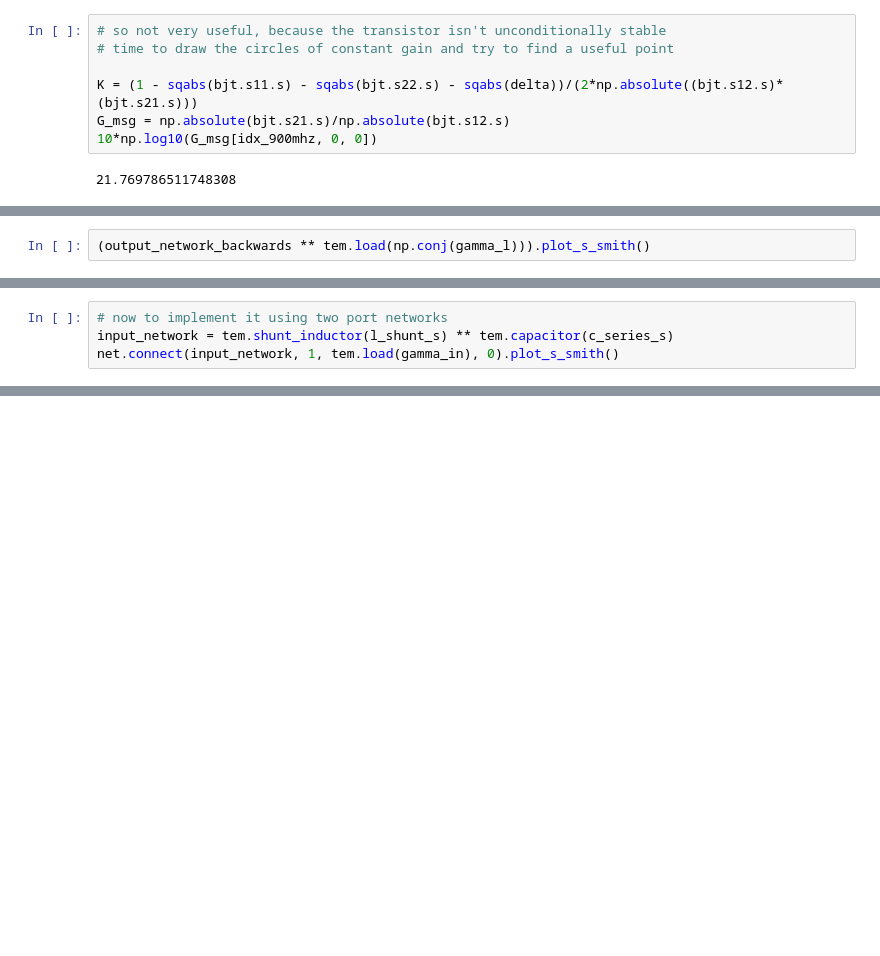
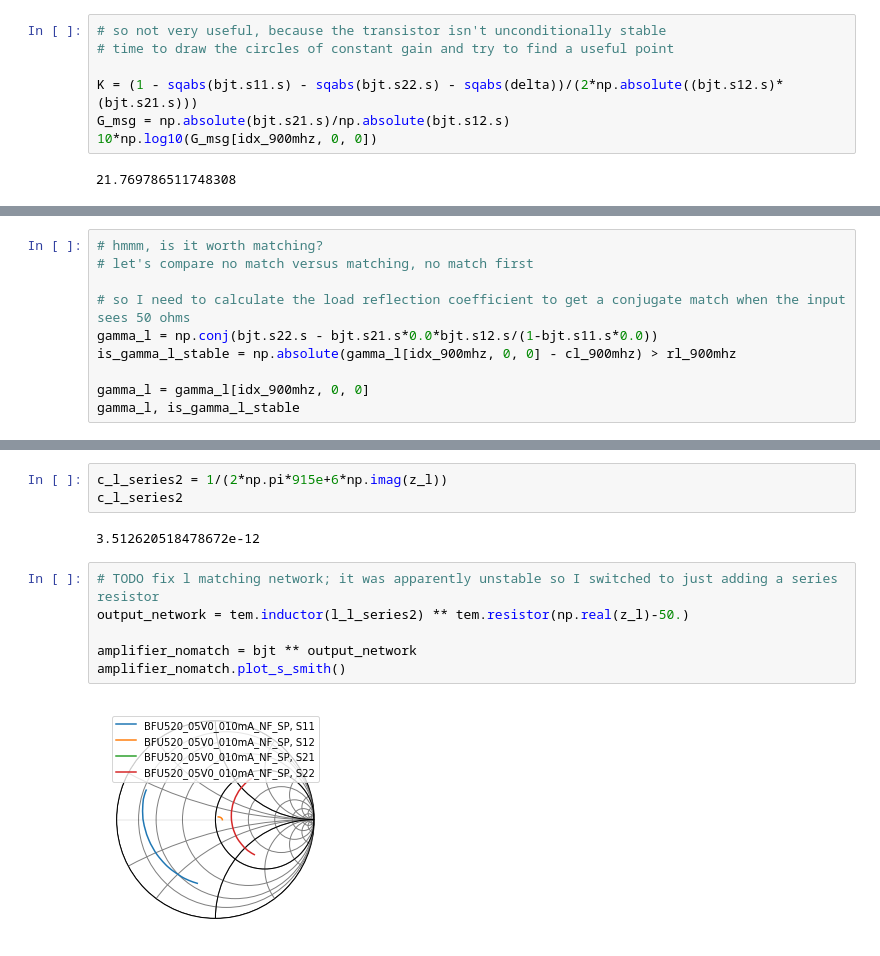
Before and after one commit to cactorium/ism-915mhz-transceiver, a Jupyter notebook: sim/low_noise.ipynb, the cells around one changed output, grey strips where cells are left out. Drawn from its saved outputs; the diff is of its cells as text; blank space fills up the shorter version.

Commit message:
Capture IF amplifier stages and work on LNA stages

```diff
--- a/sim/low_noise.ipynb
+++ b/sim/low_noise.ipynb
@@ -167,0 +108,10 @@ True
+# %%
+# hmmm, is it worth matching?
+# let's compare no match versus matching, no match first
+
+# so I need to calculate the load reflection coefficient to get a conjugate match when the input sees 50 ohms
+gamma_l = np.conj(bjt.s22.s - bjt.s21.s*0.0*bjt.s12.s/(1-bjt.s11.s*0.0))
+is_gamma_l_stable = np.absolute(gamma_l[idx_900mhz, 0, 0] - cl_900mhz) > rl_900mhz
+
+gamma_l = gamma_l[idx_900mhz, 0, 0]
+gamma_l, is_gamma_l_stable
@@ -214,2 +124,0 @@ output_network
-# %%
-(output_network_backwards ** tem.load(np.conj(gamma_l))).plot_s_smith()
@@ -272,4 +124,0 @@ z_eff
-# %%
-# now to implement it using two port networks
-input_network = tem.shunt_inductor(l_shunt_s) ** tem.capacitor(c_series_s)
-net.connect(input_network, 1, tem.load(gamma_in), 0).plot_s_smith()
@@ -334,0 +139,13 @@ amplifier2.plot_s_smith()
+# %%
+c_l_series2 = 1/(2*np.pi*915e+6*np.imag(z_l))
+c_l_series2
+# %% [output]
+3.512620518478672e-12
+# %%
+# TODO fix l matching network; it was apparently unstable so I switched to just adding a series resistor
+output_network = tem.inductor(l_l_series2) ** tem.resistor(np.real(z_l)-50.)
+
+amplifier_nomatch = bjt ** output_network
+amplifier_nomatch.plot_s_smith()
+# %% [output]
+[figure, added]
```
Also changed, not shown: parts of 62 cells of this notebook, 18 other files.
